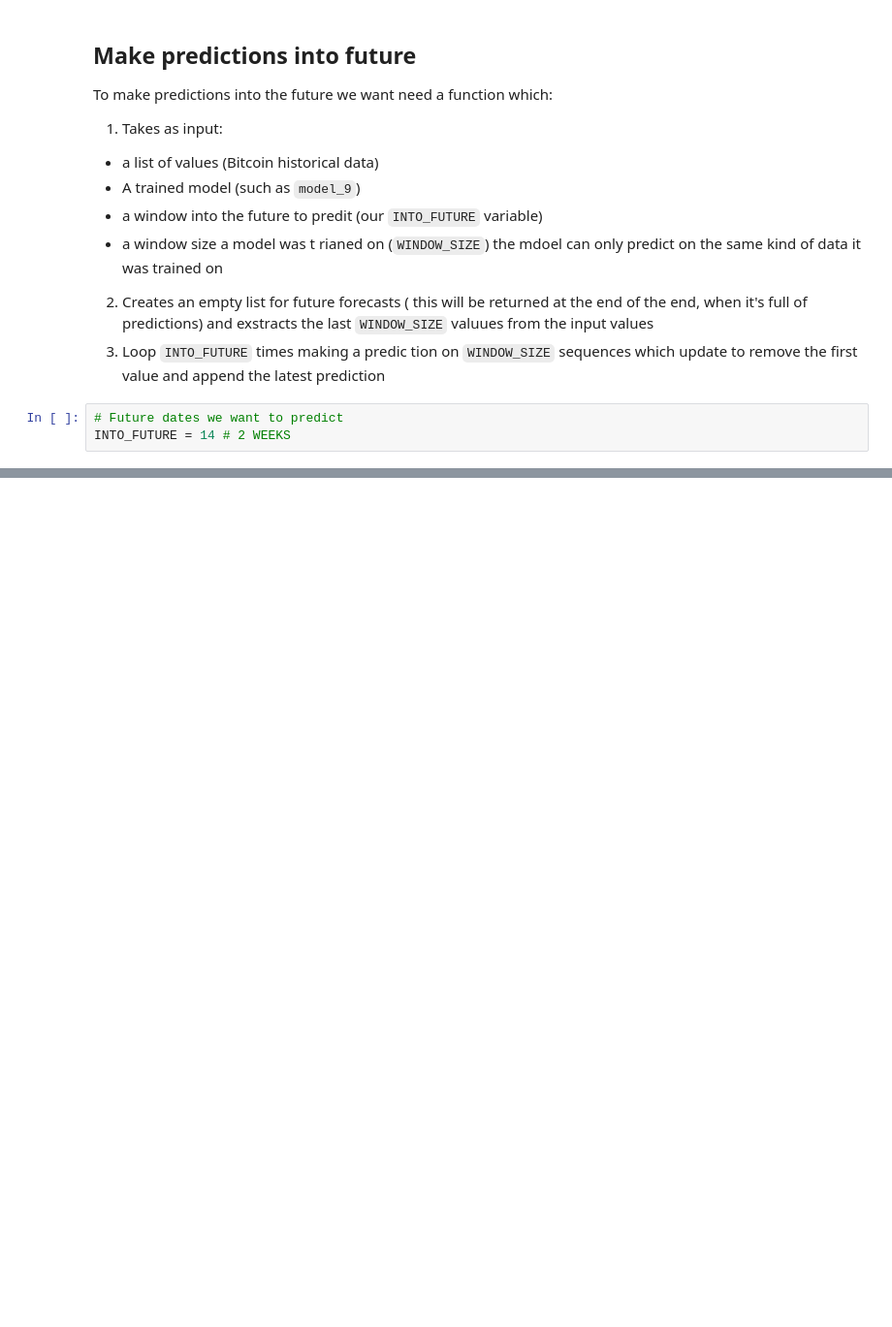
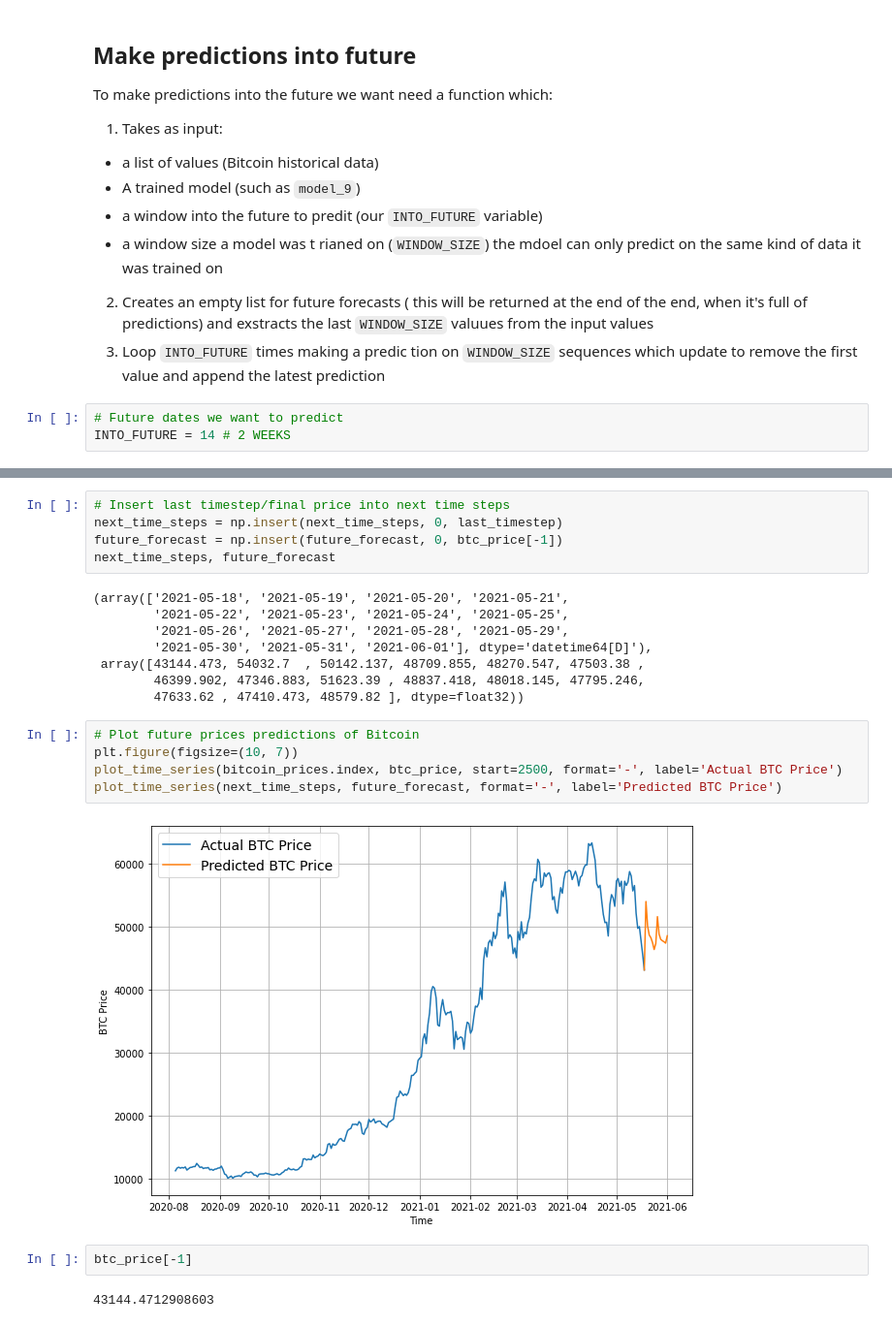
Before and after one commit to ZahrizhalAli/BitCoin_TimeSeries_with_TensorFlow_Experiments, a Jupyter notebook: 10_time_series_forecasting_with_tensorflow_video.ipynb, the cells around one changed output, grey strips where cells are left out. Shown at 97% size. Drawn from its saved outputs; the diff is of its cells as text; blank space fills up the shorter version.

```diff
--- a/10_time_series_forecasting_with_tensorflow_video.ipynb
+++ b/10_time_series_forecasting_with_tensorflow_video.ipynb
@@ -2207,0 +2272,24 @@ Predicting on:
+# %%
+# Insert last timestep/final price into next time steps
+next_time_steps = np.insert(next_time_steps, 0, last_timestep)
+future_forecast = np.insert(future_forecast, 0, btc_price[-1])
+next_time_steps, future_forecast
+# %% [output]
+(array(['2021-05-18', '2021-05-19', '2021-05-20', '2021-05-21',
+        '2021-05-22', '2021-05-23', '2021-05-24', '2021-05-25',
+        '2021-05-26', '2021-05-27', '2021-05-28', '2021-05-29',
+        '2021-05-30', '2021-05-31', '2021-06-01'], dtype='datetime64[D]'),
+ array([43144.473, 54032.7  , 50142.137, 48709.855, 48270.547, 47503.38 ,
+        46399.902, 47346.883, 51623.39 , 48837.418, 48018.145, 47795.246,
+        47633.62 , 47410.473, 48579.82 ], dtype=float32))
+# %%
+# Plot future prices predictions of Bitcoin
+plt.figure(figsize=(10, 7))
+plot_time_series(bitcoin_prices.index, btc_price, start=2500, format='-', label='Actual BTC Price')
+plot_time_series(next_time_steps, future_forecast, format='-', label='Predicted BTC Price')
+# %% [output]
+[figure, added]
+# %%
+btc_price[-1]
+# %% [output]
+43144.4712908603
```
Also changed, not shown: parts of 32 cells of this notebook.
